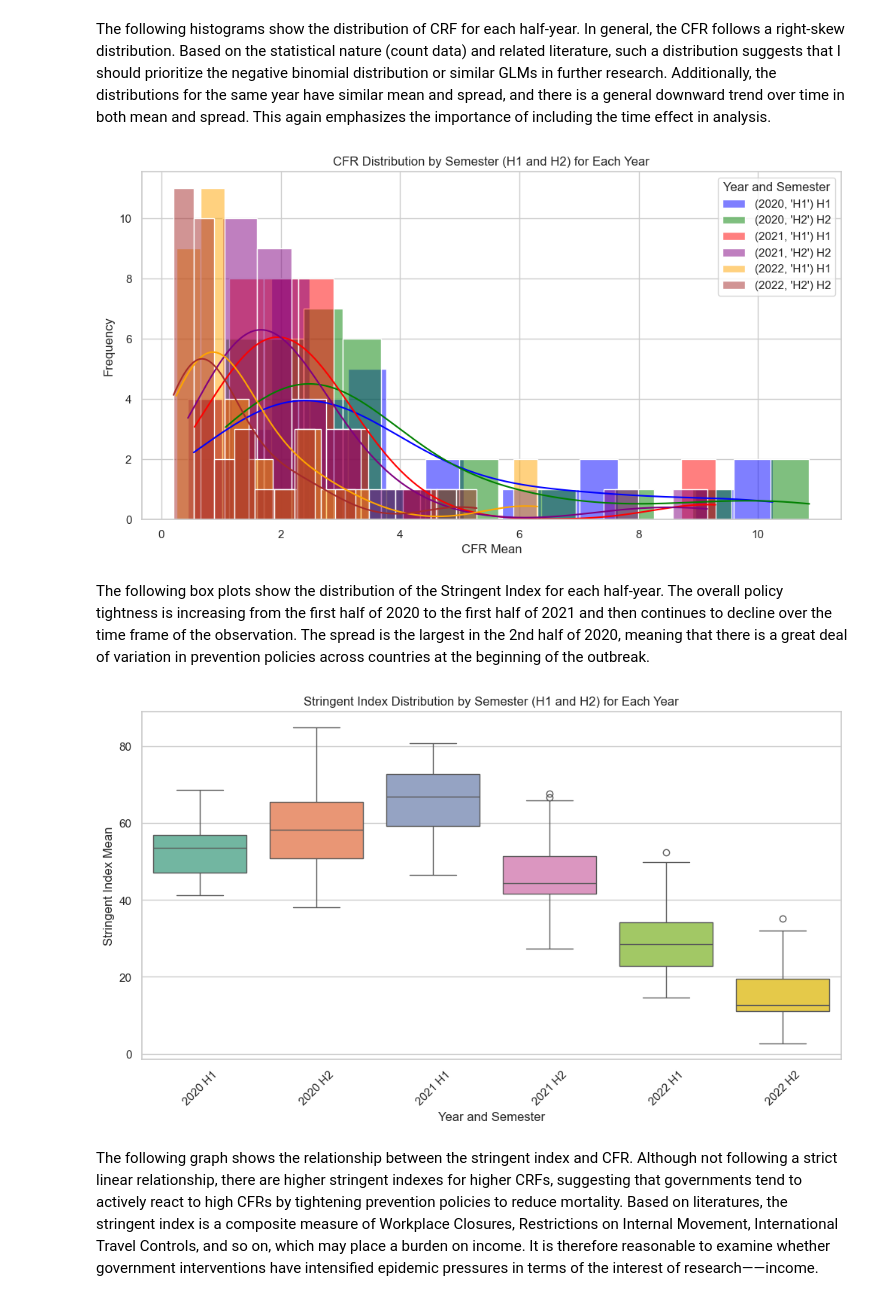
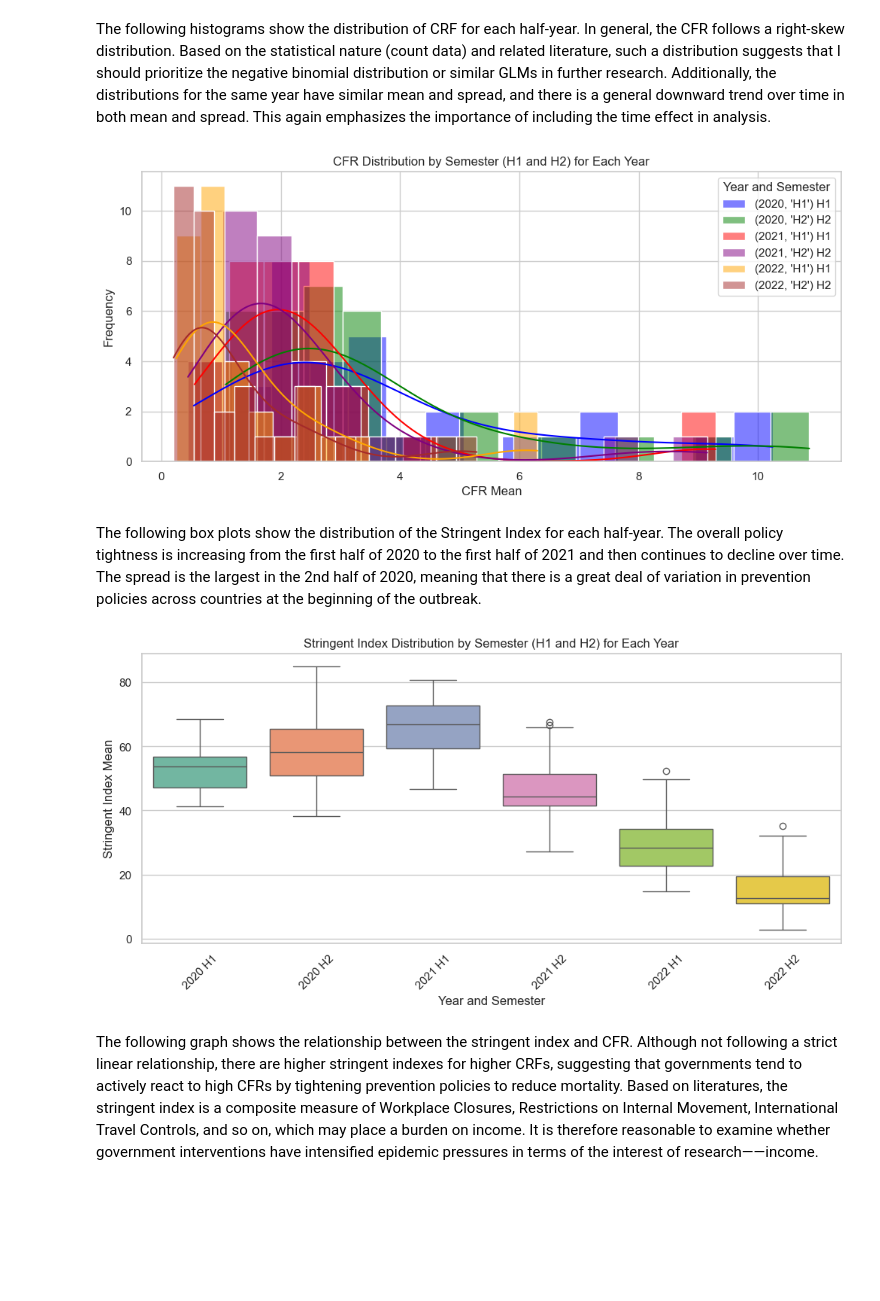
Before and after one commit to ECO225-W2025/eco225-project-code-RuofanChen3426, a Jupyter notebook: project_one.ipynb, the cells around one changed output. Drawn from its saved outputs; the diff is of its cells as text; code cells hidden in the pictures; blank space fills up the shorter version.

```diff
--- a/project_one.ipynb
+++ b/project_one.ipynb
@@ -554,35 +328,35 @@ The following histograms show the distribution of CRF for each half-year. In gen
 # %%
 merged_data["date"] = pd.to_datetime(merged_data["date"], errors='coerce')
 merged_data['year'] = merged_data['date'].dt.year
 merged_data['month'] = merged_data['date'].dt.month
 merged_data['semester'] = merged_data['month'].apply(lambda x: 'H1' if x <= 6 else 'H2')
 
 semester_means = merged_data.groupby(['year', 'semester', 'Country Name'])['CFR'].mean().reset_index()
 
-plt.figure(figsize=(12, 6))
+plt.figure(figsize=(12, 5))
 sns.set(style="whitegrid")
 colors = ['blue', 'green', 'red', 'purple', 'orange', 'brown']
 
 for i, (year, semester) in enumerate(semester_means.groupby(['year', 'semester'])):
     semester_data = semester['CFR']
     label = f"{year} {semester.iloc[0]['semester']}"
     sns.histplot(semester_data, kde=True, bins=15, color=colors[i % len(colors)], label=label, alpha=0.5)
 
 plt.title("CFR Distribution by Semester (H1 and H2) for Each Year")
 plt.xlabel("CFR Mean")
 plt.ylabel("Frequency")
 plt.legend(title="Year and Semester")
 
 plt.show()
 # %% [output]
-[figure, old version]
+[figure, new version]
 # %% [markdown]
-The following box plots show the distribution of the Stringent Index for each half-year. The overall policy tightness is increasing from the first half of 2020 to the first half of 2021 and then continues to decline over the time frame of the observation. The spread is the largest in the 2nd half of 2020, meaning that there is a great deal of variation in prevention policies across countries at the beginning of the outbreak.
+The following box plots show the distribution of the Stringent Index for each half-year. The overall policy tightness is increasing from the first half of 2020 to the first half of 2021 and then continues to decline over time. The spread is the largest in the 2nd half of 2020, meaning that there is a great deal of variation in prevention policies across countries at the beginning of the outbreak.
 # %%
 semester_means = merged_data.groupby(['year', 'semester', 'Country Name'])['Stringent Index'].mean().reset_index()
 semester_means['year_semester'] = semester_means['year'].astype(str) + " " + semester_means['semester']
 
-plt.figure(figsize=(12, 6))
+plt.figure(figsize=(12, 5))
 sns.set(style="whitegrid")
 
 sns.boxplot(x='year_semester', y='Stringent Index', hue='year_semester', data=semester_means, palette="Set2", legend=False)
@@ -593,7 +367,7 @@ plt.ylabel("Stringent Index Mean")
 plt.xticks(rotation=45)
 plt.show()
 # %% [output]
-[figure, old version]
+[figure, new version]
 # %% [markdown]
 The following graph shows the relationship between the stringent index and CFR. Although not following a strict linear relationship, there are higher stringent indexes for higher CRFs, suggesting that governments tend to actively react to high CFRs by tightening prevention policies to reduce mortality. Based on literatures, the stringent index is a composite measure of Workplace Closures, Restrictions on Internal Movement, International Travel Controls, and so on, which may place a burden on income. It is therefore reasonable to examine whether government interventions have intensified epidemic pressures in terms of the interest of research——income.
 # %%
```
Also changed, not shown: parts of 37 cells of this notebook.
